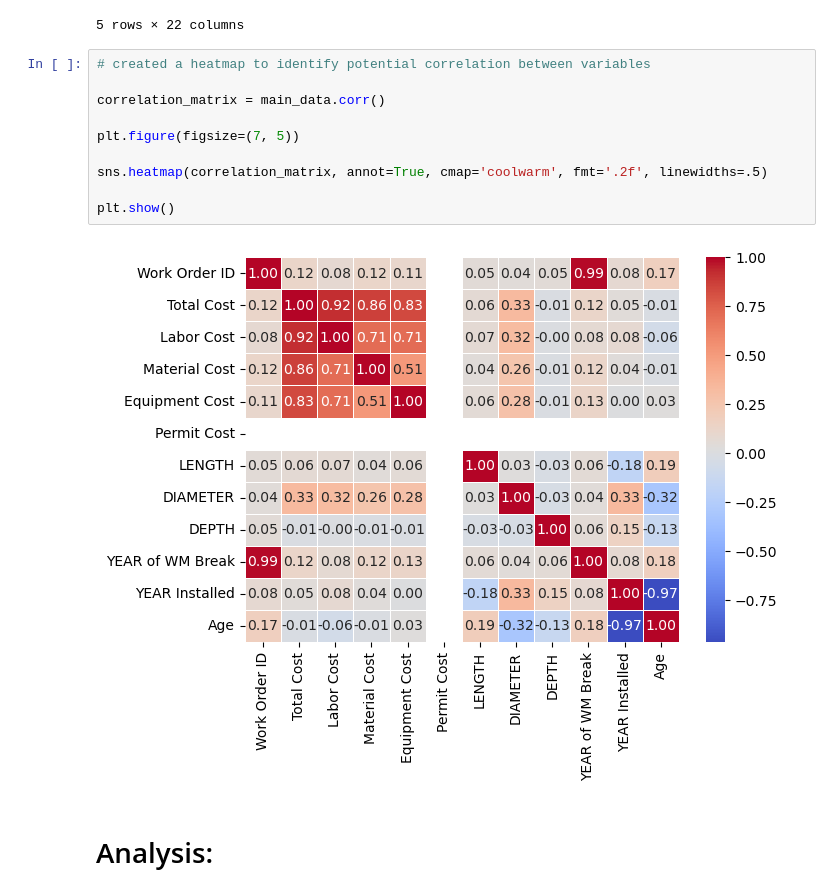
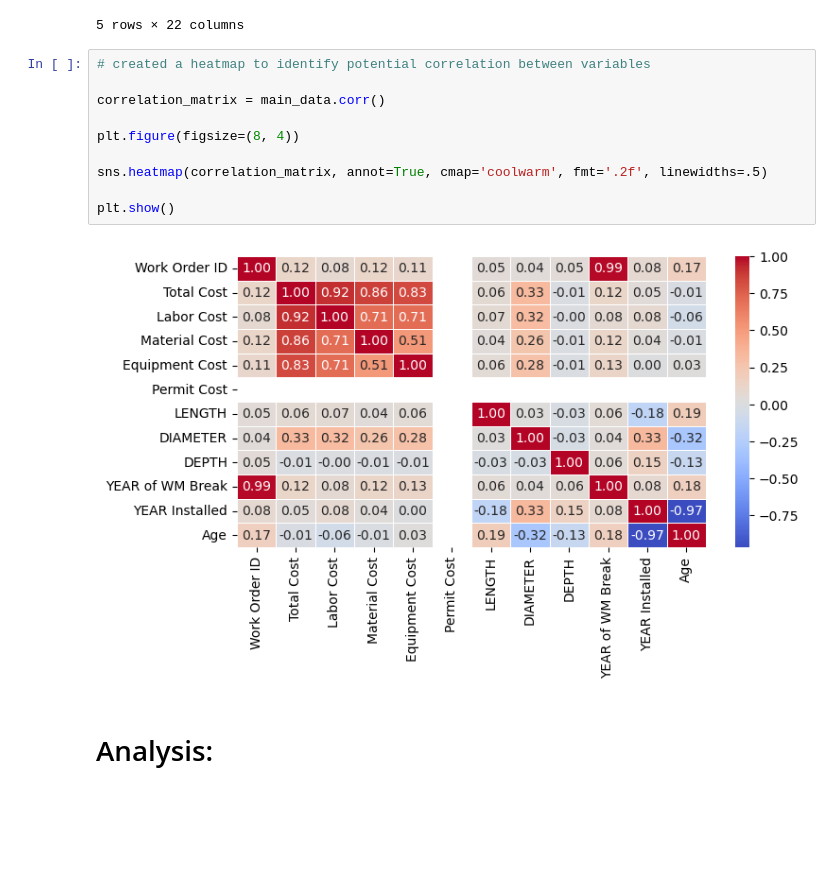
Before and after one commit to hernanth1/Ann-Arbor-Watermain-Project, a Jupyter notebook: 3 - RQ2 Analysis.ipynb, the cells around one changed output. Saved outputs shown, nothing was run; the diff lists cells and outputs as text; blank space fills up the shorter version.

```diff
--- a/3 - RQ2 Analysis.ipynb
+++ b/3 - RQ2 Analysis.ipynb
@@ -120,15 +120,15 @@ main_data.head()
 # %%
 # created a heatmap to identify potential correlation between variables
 
 correlation_matrix = main_data.corr()
 
-plt.figure(figsize=(7, 5))
+plt.figure(figsize=(8, 4))
 
 sns.heatmap(correlation_matrix, annot=True, cmap='coolwarm', fmt='.2f', linewidths=.5)
 
 plt.show()
 # %% [output]
-[figure, old version]
+[figure, new version]
 # %% [markdown]
 # Analysis:
 # %% [markdown]
```
Also changed, not shown: parts of 40 cells of this notebook.
